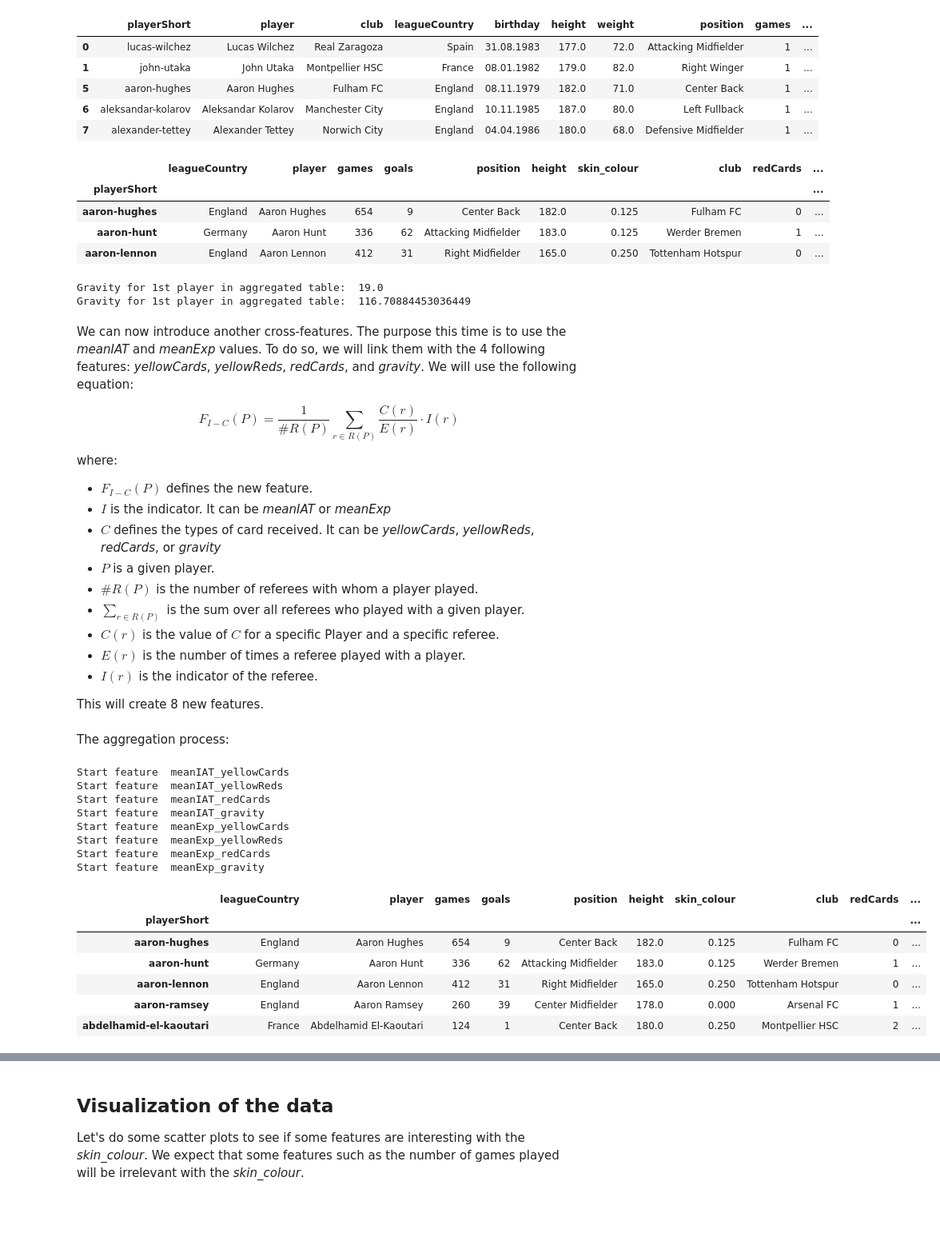
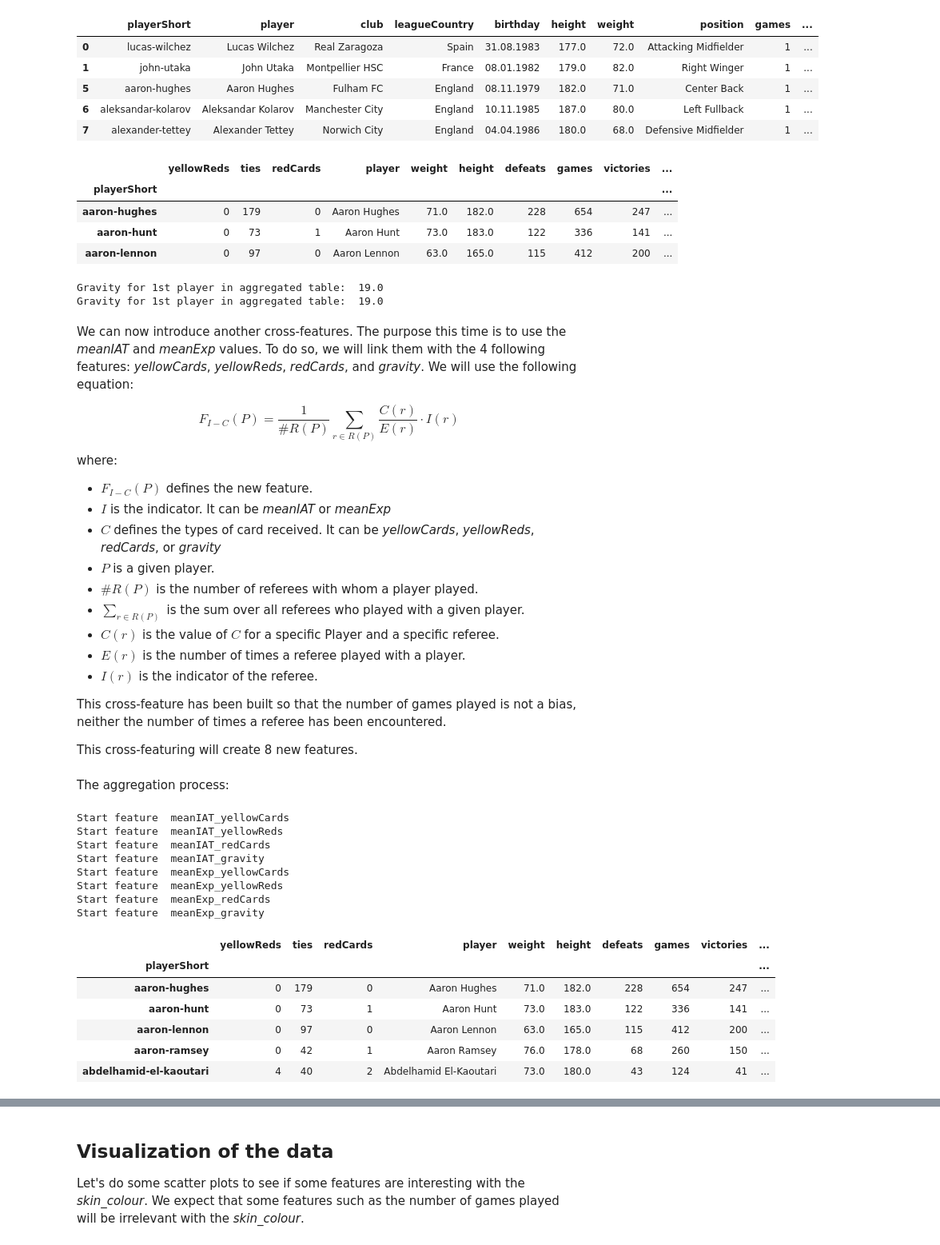
Before and after one commit to jmuth/ADA_homeworks, a Jupyter notebook: 04 - Applied ML/0_Analysis_and_Cleaning.ipynb, the cells around one changed output, grey strips where cells are left out. Shown at 80% size. Cells and saved outputs as stored; diff of their text form; code cells hidden in the pictures; blank space fills up the shorter version.

```diff
--- a/04 - Applied ML/0_Analysis_and_Cleaning.ipynb
+++ b/04 - Applied ML/0_Analysis_and_Cleaning.ipynb
@@ -311,7 +311,7 @@ def replace_nan_by_mean(df, fields):
 replace_nan_by_mean(df_players, ['height', 'weight'])
 
 # field position in more complicated, we drop it
-df_players_no_nan = df_players.dropna()
+df_players = df_players.dropna()
 
-df_players_no_nan.isnull().any()
+df_players.isnull().any()
 # %% [output]
@@ -400,9 +398,8 @@ array([   0.        ,    1.        ,   31.30585274,   33.09713906,
          68.40299179,  102.29141717,   45.09713906,   65.61170548,
          41.30585274])
 # %%
-df_with_features = df
-df_with_features['gravity'] = gravity
-df_with_features.head()
+df['gravity'] = gravity
+df.head()
 # %% [output]
 |  | playerShort | player | club | leagueCountry | birthday | height | weight | position | games | ... |
 | 0 | lucas-wilchez | Lucas Wilchez | Real Zaragoza | Spain | 31.08.1983 | 177.0 | 72.0 | Attacking Midfielder | 1 | ... |
@@ -413,25 +410,25 @@ df_with_features.head()
 # %%
 gravity_players = df_players['yellowCards'] + nbr_yellow/nbr_yellowRed * df_players['yellowReds'] + nbr_yellow/nbr_red * df_players['redCards']
 # %%
-df_players_with_features = df_players
-df_players_with_features['gravity'] = gravity_players
-df_players_with_features.head(3)
+df_players = df_players
+df_players['gravity'] = gravity_players
+df_players.head(3)
 # %% [output]
-|  | leagueCountry | player | games | goals | position | height | skin_colour | club | redCards | ... |
+|  | yellowReds | ties | redCards | player | weight | height | defeats | games | victories | ... |
 | playerShort |  |  |  |  |  |  |  |  |  | ... |
-| aaron-hughes | England | Aaron Hughes | 654 | 9 | Center Back | 182.0 | 0.125 | Fulham FC | 0 | ... |
-| aaron-hunt | Germany | Aaron Hunt | 336 | 62 | Attacking Midfielder | 183.0 | 0.125 | Werder Bremen | 1 | ... |
-| aaron-lennon | England | Aaron Lennon | 412 | 31 | Right Midfielder | 165.0 | 0.250 | Tottenham Hotspur | 0 | ... |
+| aaron-hughes | 0 | 179 | 0 | Aaron Hughes | 71.0 | 182.0 | 228 | 654 | 247 | ... |
+| aaron-hunt | 0 | 73 | 1 | Aaron Hunt | 73.0 | 183.0 | 122 | 336 | 141 | ... |
+| aaron-lennon | 0 | 97 | 0 | Aaron Lennon | 63.0 | 165.0 | 115 | 412 | 200 | ... |
 # %%
 # Just check that the aggregation is correct
-print("Gravity for 1st player in aggregated table: ", df_players_with_features['gravity'][0])
+print("Gravity for 1st player in aggregated table: ", df_players['gravity'][0])
 print("Gravity for 1st player in aggregated table: ",
-      df_with_features[df_with_features['player'] == 'Lucas Wilchez']['gravity'].sum())
+      df[df['playerShort'] == 'aaron-hughes']['gravity'].sum())
 
 # It's ok.. =)
 # %% [output]
 Gravity for 1st player in aggregated table:  19.0
-Gravity for 1st player in aggregated table:  116.70884453036449
+Gravity for 1st player in aggregated table:  19.0
 # %% [markdown]
 We can now introduce another cross-features. The purpose this time is to use the *meanIAT* and *meanExp* values. To do so, we will link them with the 4 following features: *yellowCards*, *yellowReds*, *redCards*, and *gravity*. We will use the following equation:
 
@@ -450,47 +447,52 @@ where:
 - $E(r)$ is the number of times a referee played with a player.
 - $I(r)$ is the indicator of the referee.
 
-This will create 8 new features.
+This cross-feature has been built so that the number of games played is not a bias, neither the number of times a referee has been encountered.
+
+This cross-featuring will create 8 new features.
 # %%
 indicators = ['meanIAT', 'meanExp']
 cards = ['yellowCards', 'yellowReds', 'redCards', 'gravity']
 # %% [markdown]
 The aggregation process:
 # %%
+added_features = ['gravity']
+
 for idcts in indicators:
     for crds in cards:
         feature_name = idcts + "_" + crds
         array_feature = []
         print("Start feature ", feature_name)
         for plyr in df_players['player']:
             feature = 0
             # Get the DF with the player
             df_player = df[df['player'] == plyr]
             # Number of different referee
             nbr_ref = len(df_player)
             # Reindex
             df_player.index = np.arange(nbr_ref)
             # Sum for the new feature
             for i in range(nbr_ref):
                 feature += df_player[crds][i]/df_player['games'][i]*df_player[idcts][i]
             # Add it into the array
             array_feature.append(feature/nbr_ref)
         # Add it into the DataFrame
-        df_players_with_features[feature_name] = array_feature
-df_players_with_features.head()
+        df_players[feature_name] = array_feature
+        added_features.append(feature_name)
+df_players.head()
 # %% [output]
 Start feature  meanIAT_yellowCards
 Start feature  meanIAT_yellowReds
 Start feature  meanIAT_redCards
 Start feature  meanIAT_gravity
 Start feature  meanExp_yellowCards
 Start feature  meanExp_yellowReds
 Start feature  meanExp_redCards
 Start feature  meanExp_gravity
-|  | leagueCountry | player | games | goals | position | height | skin_colour | club | redCards | ... |
+|  | yellowReds | ties | redCards | player | weight | height | defeats | games | victories | ... |
 | playerShort |  |  |  |  |  |  |  |  |  | ... |
-| aaron-hughes | England | Aaron Hughes | 654 | 9 | Center Back | 182.0 | 0.125 | Fulham FC | 0 | ... |
-| aaron-hunt | Germany | Aaron Hunt | 336 | 62 | Attacking Midfielder | 183.0 | 0.125 | Werder Bremen | 1 | ... |
-| aaron-lennon | England | Aaron Lennon | 412 | 31 | Right Midfielder | 165.0 | 0.250 | Tottenham Hotspur | 0 | ... |
-| aaron-ramsey | England | Aaron Ramsey | 260 | 39 | Center Midfielder | 178.0 | 0.000 | Arsenal FC | 1 | ... |
-| abdelhamid-el-kaoutari | France | Abdelhamid El-Kaoutari | 124 | 1 | Center Back | 180.0 | 0.250 | Montpellier HSC | 2 | ... |
+| aaron-hughes | 0 | 179 | 0 | Aaron Hughes | 71.0 | 182.0 | 228 | 654 | 247 | ... |
+| aaron-hunt | 0 | 73 | 1 | Aaron Hunt | 73.0 | 183.0 | 122 | 336 | 141 | ... |
+| aaron-lennon | 0 | 97 | 0 | Aaron Lennon | 63.0 | 165.0 | 115 | 412 | 200 | ... |
+| aaron-ramsey | 0 | 42 | 1 | Aaron Ramsey | 76.0 | 178.0 | 68 | 260 | 150 | ... |
+| abdelhamid-el-kaoutari | 4 | 40 | 2 | Abdelhamid El-Kaoutari | 73.0 | 180.0 | 43 | 124 | 41 | ... |
```
Also changed, not shown: parts of 23 cells of this notebook, 10 other files.
